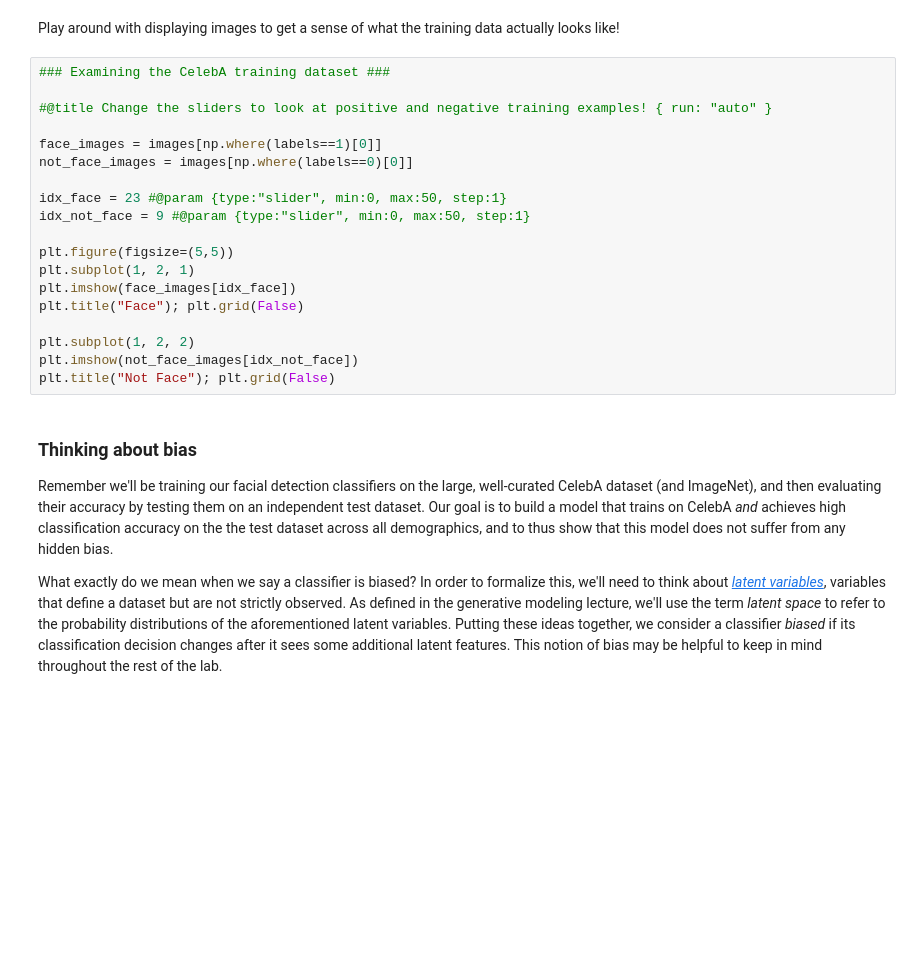
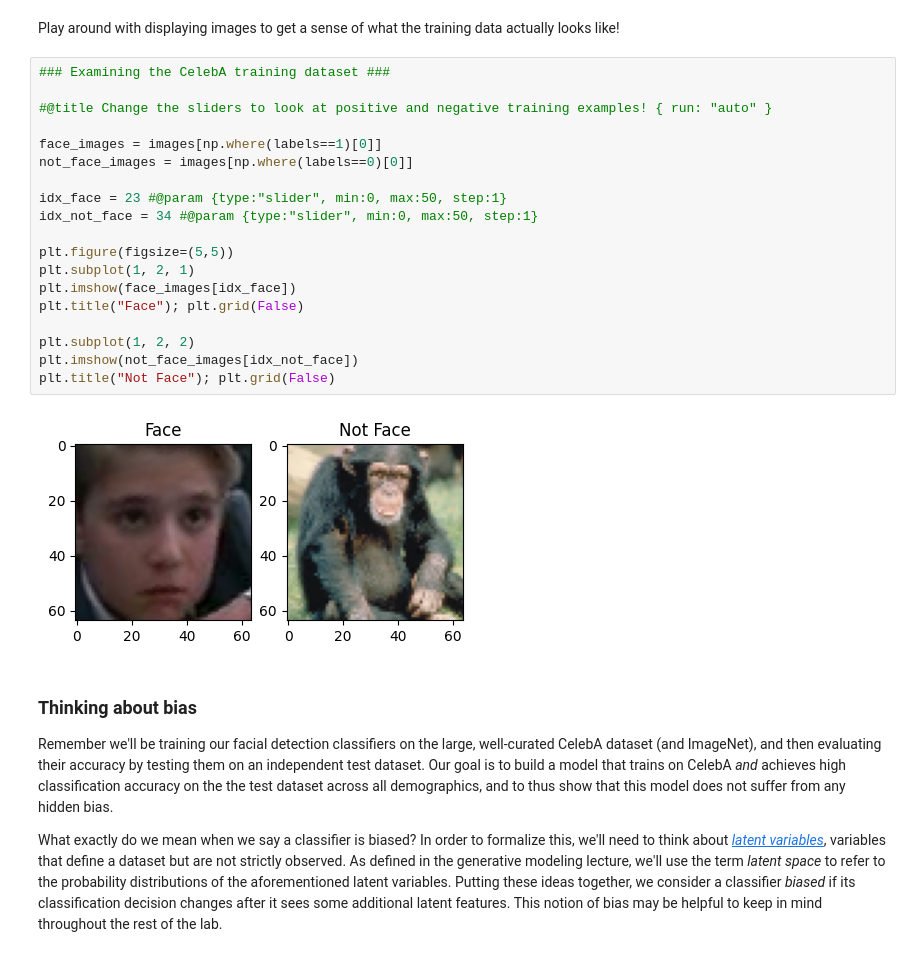
Before and after one commit to eZWALT/RLC-Reinforcement-Learning-Compilers, a Jupyter notebook: deep-learning/labs/lab2/Part2_Debiasing.ipynb, the cells around one changed output. Drawn from its saved outputs; the diff is of its cells as text; blank space fills up the shorter version.

```diff
--- a/deep-learning/labs/lab2/Part2_Debiasing.ipynb
+++ b/deep-learning/labs/lab2/Part2_Debiasing.ipynb
@@ -81,22 +95,24 @@ Play around with displaying images to get a sense of what the training data actu
 # %%
 ### Examining the CelebA training dataset ###
 
 #@title Change the sliders to look at positive and negative training examples! { run: "auto" }
 
 face_images = images[np.where(labels==1)[0]]
 not_face_images = images[np.where(labels==0)[0]]
 
 idx_face = 23 #@param {type:"slider", min:0, max:50, step:1}
-idx_not_face = 9 #@param {type:"slider", min:0, max:50, step:1}
+idx_not_face = 34 #@param {type:"slider", min:0, max:50, step:1}
 
 plt.figure(figsize=(5,5))
 plt.subplot(1, 2, 1)
 plt.imshow(face_images[idx_face])
 plt.title("Face"); plt.grid(False)
 
 plt.subplot(1, 2, 2)
 plt.imshow(not_face_images[idx_not_face])
 plt.title("Not Face"); plt.grid(False)
+# %% [output]
+[figure, added]
 # %% [markdown]
 ### Thinking about bias
 
```
Also changed, not shown: parts of 15 cells of this notebook, 2 other files.
